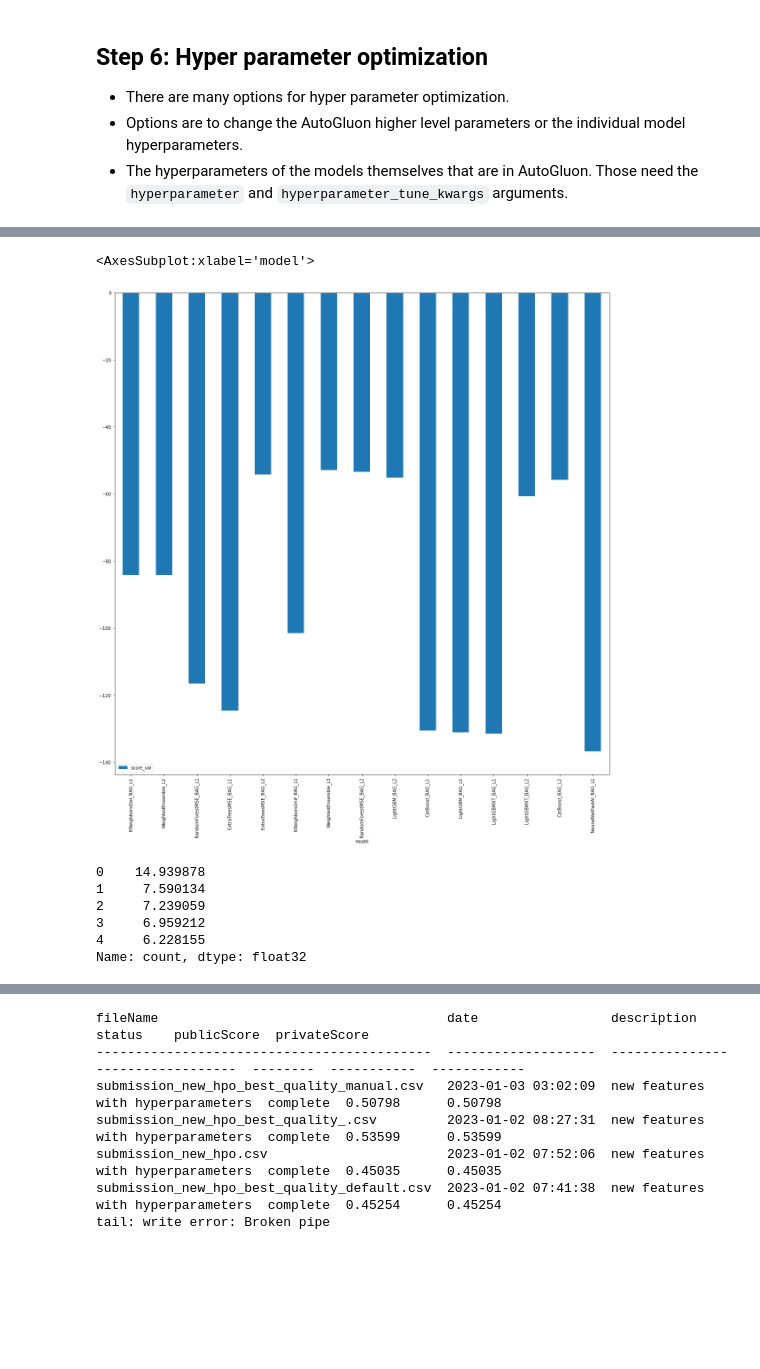
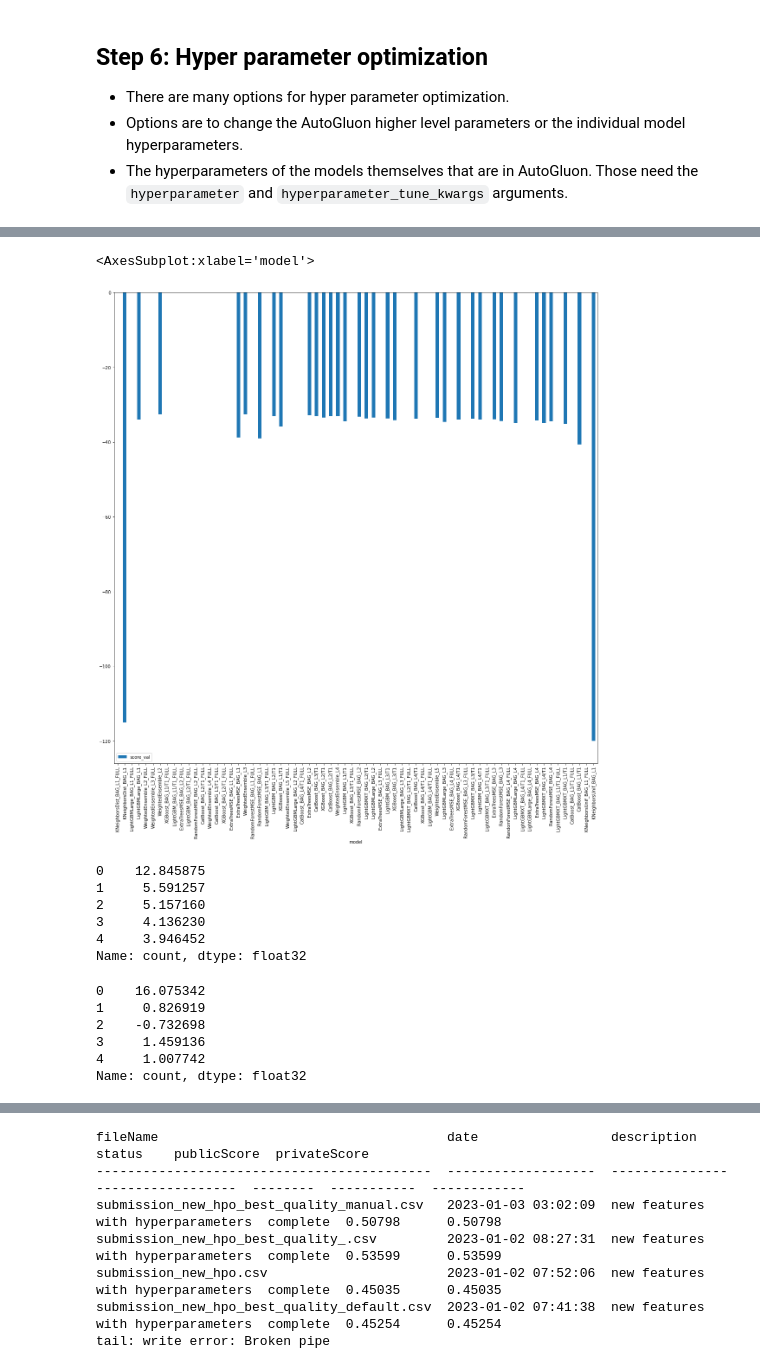
Before and after one commit to Phoenix6001/cd0385-project-starter, a Jupyter notebook: project/project-template.ipynb, the cells around one changed output, grey strips where cells are left out. Saved outputs shown, nothing was run; the diff lists cells and outputs as text; code cells hidden in the pictures; blank space fills up the shorter version.

```diff
--- a/project/project-template.ipynb
+++ b/project/project-template.ipynb
@@ -331,6 +338,8 @@ test['year'] = test.datetime.dt.year
 test['month'] = test.datetime.dt.month
 test['day'] = test.datetime.dt.day
 test['hour'] = test.datetime.dt.hour
+train['dayOfWeek'] = train.datetime.dt.dayofweek
+test['dayOfWeek'] = test.datetime.dt.dayofweek
 # %%
 # check if the newely created features are added
 train.head()
@@ -677,16 +687,26 @@ Plot summary of models saved to file: AutogluonModels/ag-20230103_024849/Summary
 # %%
 # find out which is the best model as selected by AutoGluon.
-predictor.leaderboard(train, silent=True).plot(kind='bar', x='model', y='score_val')
+predictor_new_hpo.leaderboard(train, silent=True).plot(kind='bar', x='model', y='score_val')
 # %% [output]
 <AxesSubplot:xlabel='model'>
-[figure, old version]
+[figure, new version]
 # %%
 predictions_new_hpo = predictor_new_hpo.predict(test)
 predictions_new_hpo.head()
 # %% [output]
-0    14.939878
-1     7.590134
-2     7.239059
-3     6.959212
-4     6.228155
+0    12.845875
+1     5.591257
+2     5.157160
+3     4.136230
+4     3.946452
 Name: count, dtype: float32
+# %%
+predictions_new_hpo = predictor_new_hpo.predict(test, model='WeightedEnsemble_L2')
+predictions_new_hpo.head()
+# %% [output]
+0    16.075342
+1     0.826919
+2    -0.732698
+3     1.459136
+4     1.007742
+Name: count, dtype: float32
```
Also changed, not shown: parts of 15 cells of this notebook, 2 other files.
